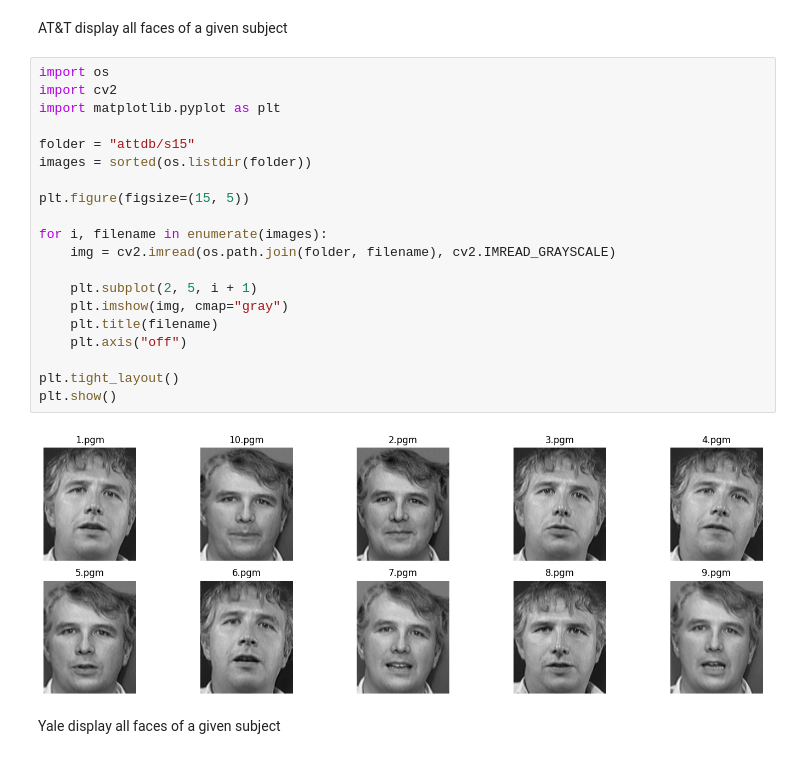
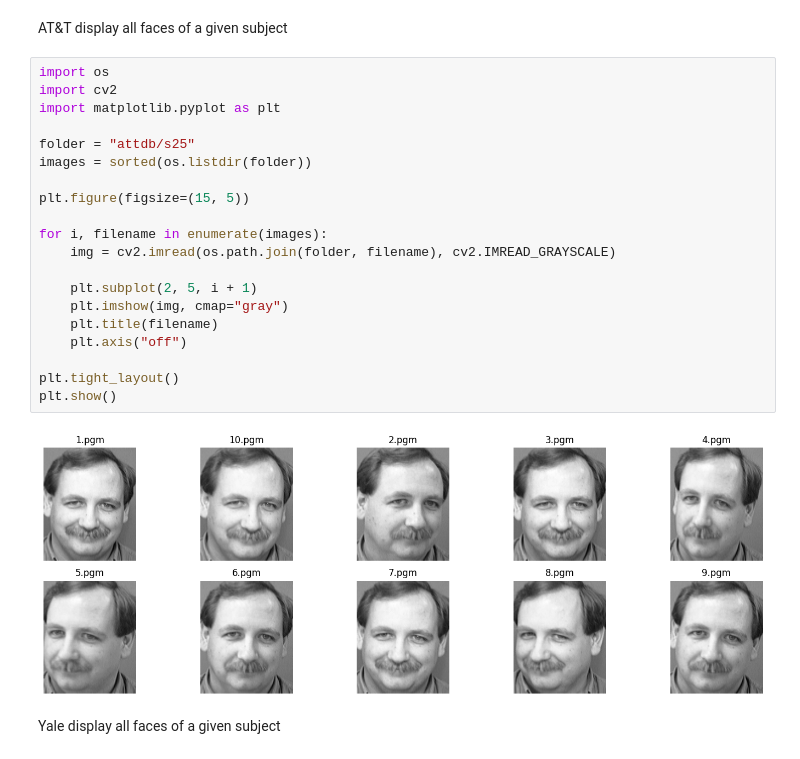
Before and after one commit to JaxenBujy/Deepface-Attack-Testing, a Jupyter notebook: deepface_test.ipynb, the cells around one changed output. Saved outputs shown, nothing was run; the diff lists cells and outputs as text.

```diff
--- a/deepface_test.ipynb
+++ b/deepface_test.ipynb
@@ -120,25 +127,25 @@ AT&T display all faces of a given subject
 # %%
 import os
 import cv2
 import matplotlib.pyplot as plt
 
-folder = "attdb/s15"
+folder = "attdb/s25"
 images = sorted(os.listdir(folder))
 
 plt.figure(figsize=(15, 5))
 
 for i, filename in enumerate(images):
     img = cv2.imread(os.path.join(folder, filename), cv2.IMREAD_GRAYSCALE)
 
     plt.subplot(2, 5, i + 1)
     plt.imshow(img, cmap="gray")
     plt.title(filename)
     plt.axis("off")
 
 plt.tight_layout()
 plt.show()
 # %% [output]
-[figure, old version]
+[figure, new version]
 # %% [markdown]
 Yale display all faces of a given subject
 # %%
```
Also changed, not shown: parts of 2 cells of this notebook, 8 other files.
